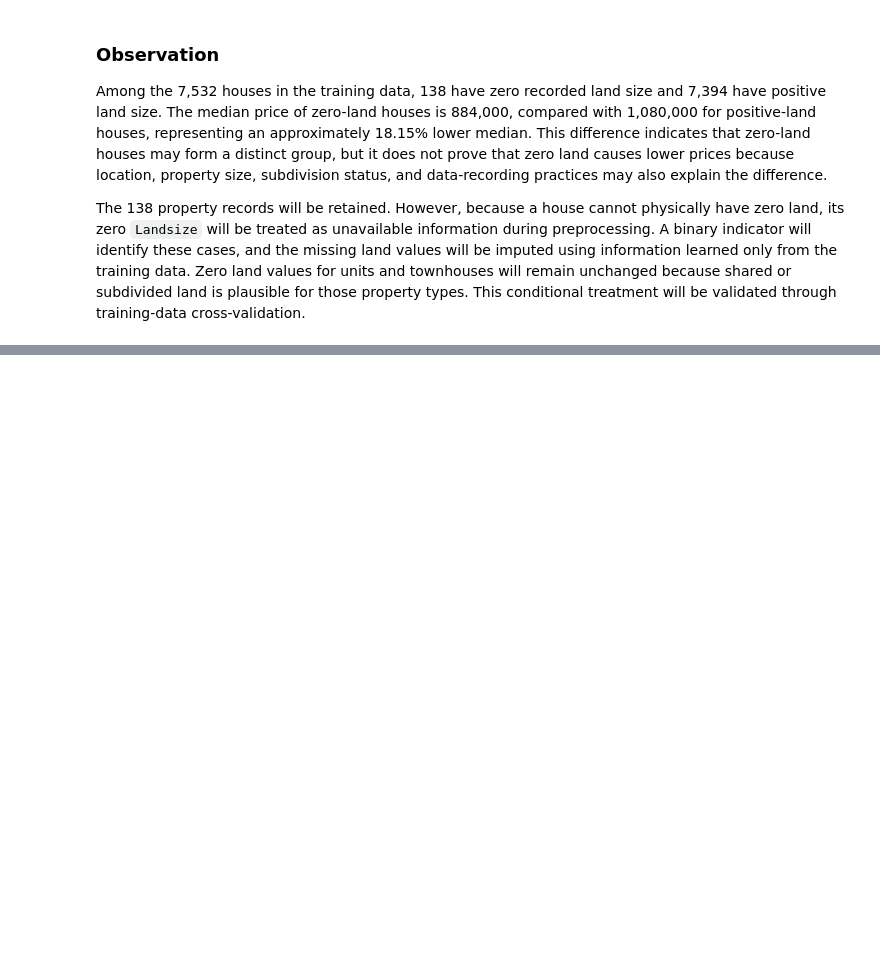
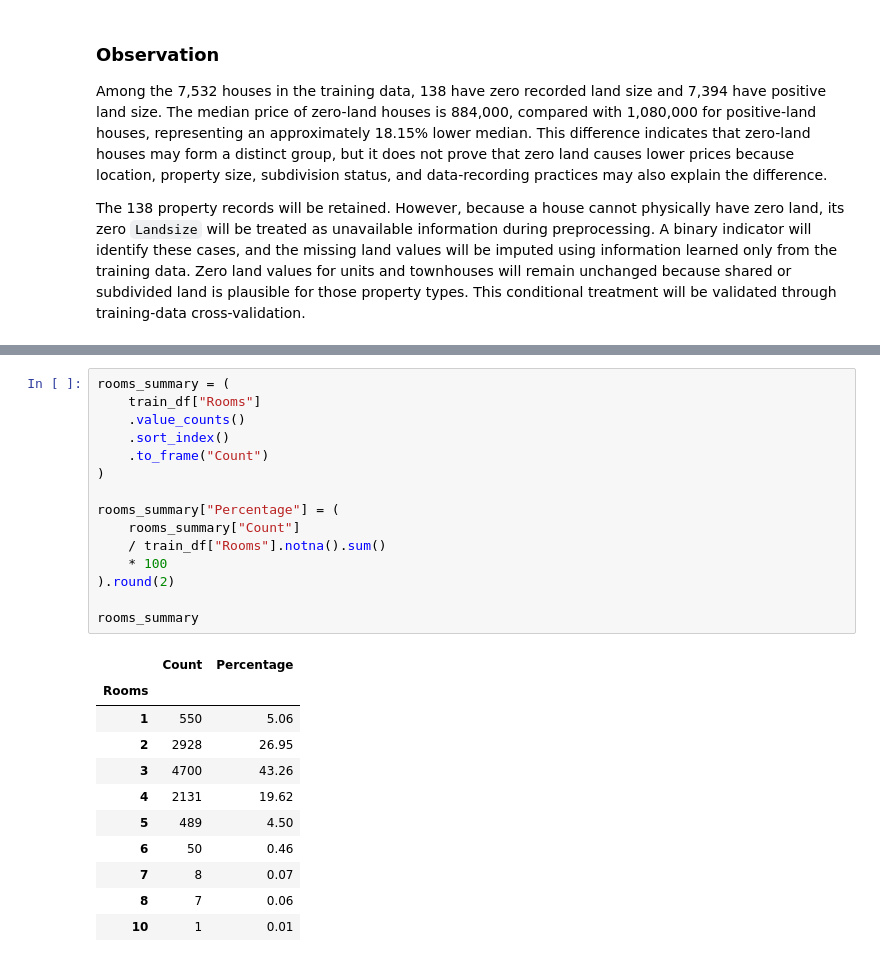
Before and after one commit to WaqasGurmani/house-price-linear-models, a Jupyter notebook: notebooks/02_eda_and_data_quality.ipynb, the cells around one changed output, grey strips where cells are left out. Cells and saved outputs as stored; diff of their text form; blank space fills up the shorter version.

```diff
--- a/notebooks/02_eda_and_data_quality.ipynb
+++ b/notebooks/02_eda_and_data_quality.ipynb
@@ -640,0 +673,27 @@ The 138 property records will be retained. However, because a house cannot physi
+# %%
+rooms_summary = (
+    train_df["Rooms"]
+    .value_counts()
+    .sort_index()
+    .to_frame("Count")
+)
+
+rooms_summary["Percentage"] = (
+    rooms_summary["Count"]
+    / train_df["Rooms"].notna().sum()
+    * 100
+).round(2)
+
+rooms_summary
+# %% [output]
+|  | Count | Percentage |
+| Rooms |  |  |
+| 1 | 550 | 5.06 |
+| 2 | 2928 | 26.95 |
+| 3 | 4700 | 43.26 |
+| 4 | 2131 | 19.62 |
+| 5 | 489 | 4.50 |
+| 6 | 50 | 0.46 |
+| 7 | 8 | 0.07 |
+| 8 | 7 | 0.06 |
+| 10 | 1 | 0.01 |
```
Also changed, not shown: parts of 12 cells of this notebook, 1 other file.
